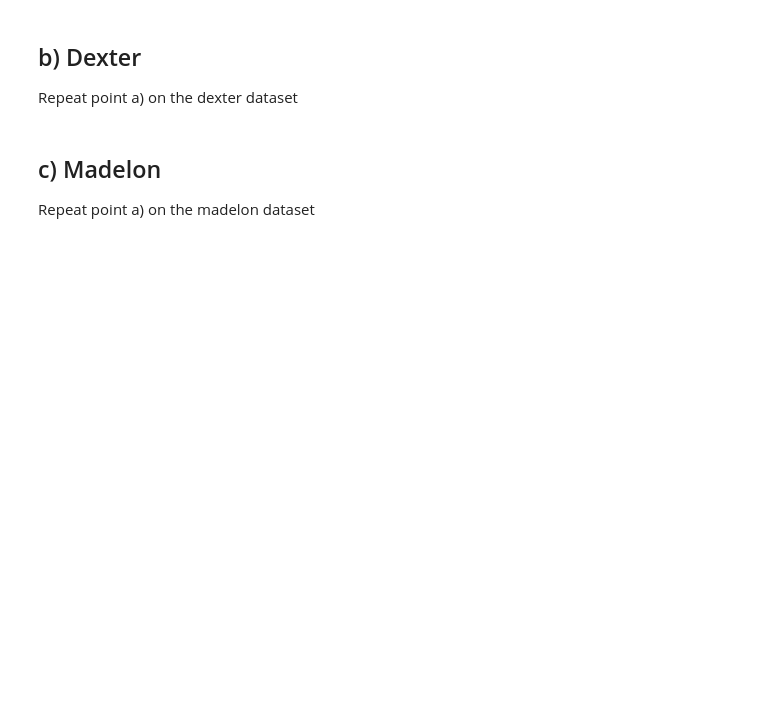
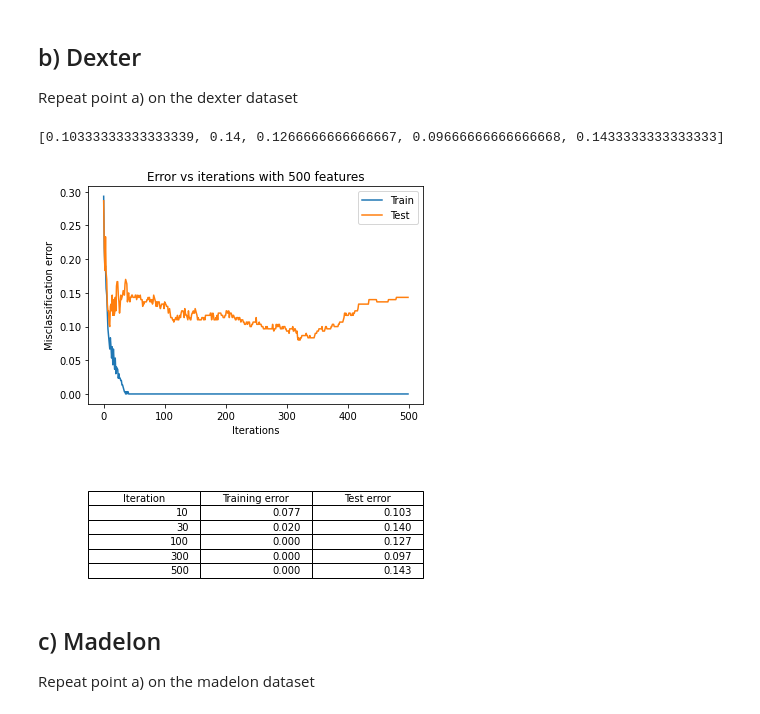
Before and after one commit to Kosaro/MachineLearningAssignments, a Jupyter notebook: LogitBoost.ipynb, the cells around one changed output. Cells and saved outputs as stored; diff of their text form; code cells hidden in the pictures; blank space fills up the shorter version.

```diff
--- a/LogitBoost.ipynb
+++ b/LogitBoost.ipynb
@@ -203,5 +168,8 @@ Repeat point a) on the dexter dataset
 # %%
-#plot_logit(train_x, train_y, test_x, test_y)
+plot_logit(train_x, train_y, test_x, test_y)
+# %% [output]
+[0.10333333333333339, 0.14, 0.1266666666666667, 0.09666666666666668, 0.1433333333333333]
+[figure, added]
 # %% [markdown]
 ## c) Madelon
 Repeat point a) on the madelon dataset
```
Also changed, not shown: parts of 19 cells of this notebook.
